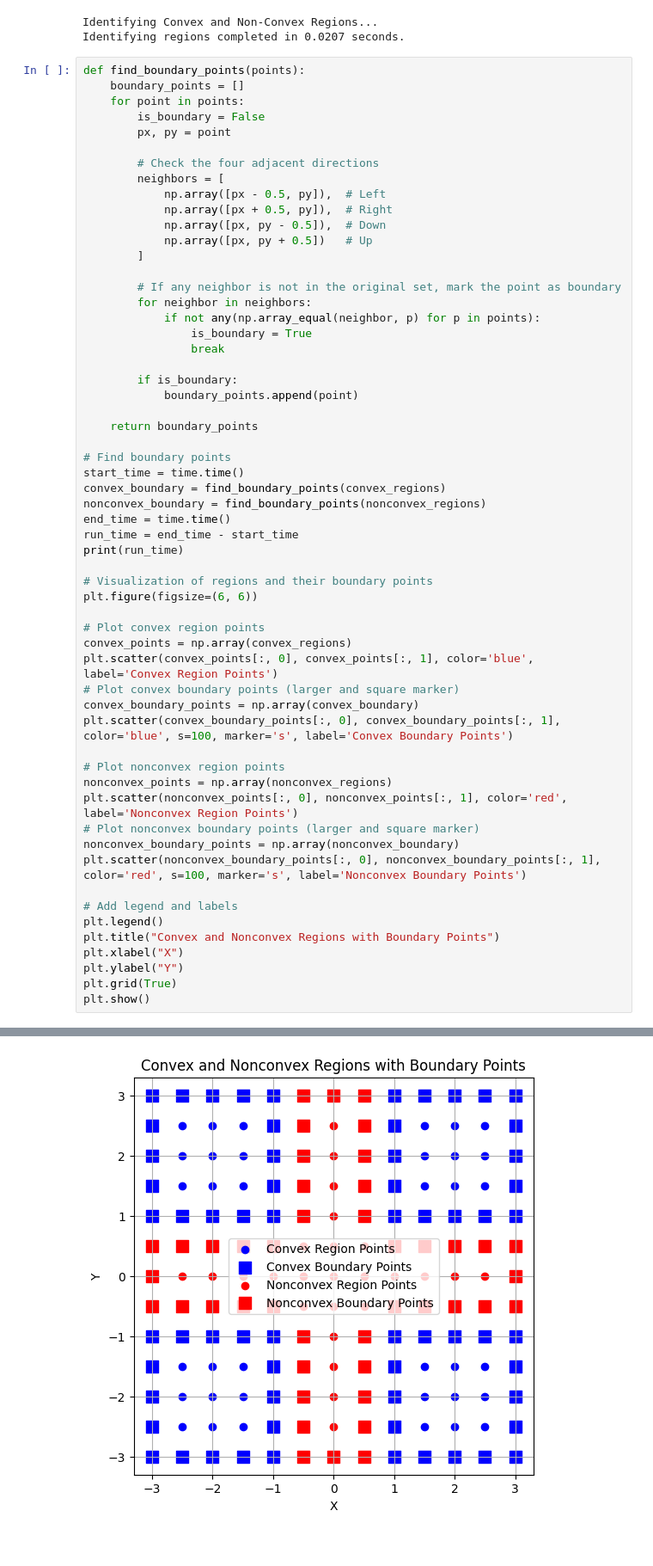
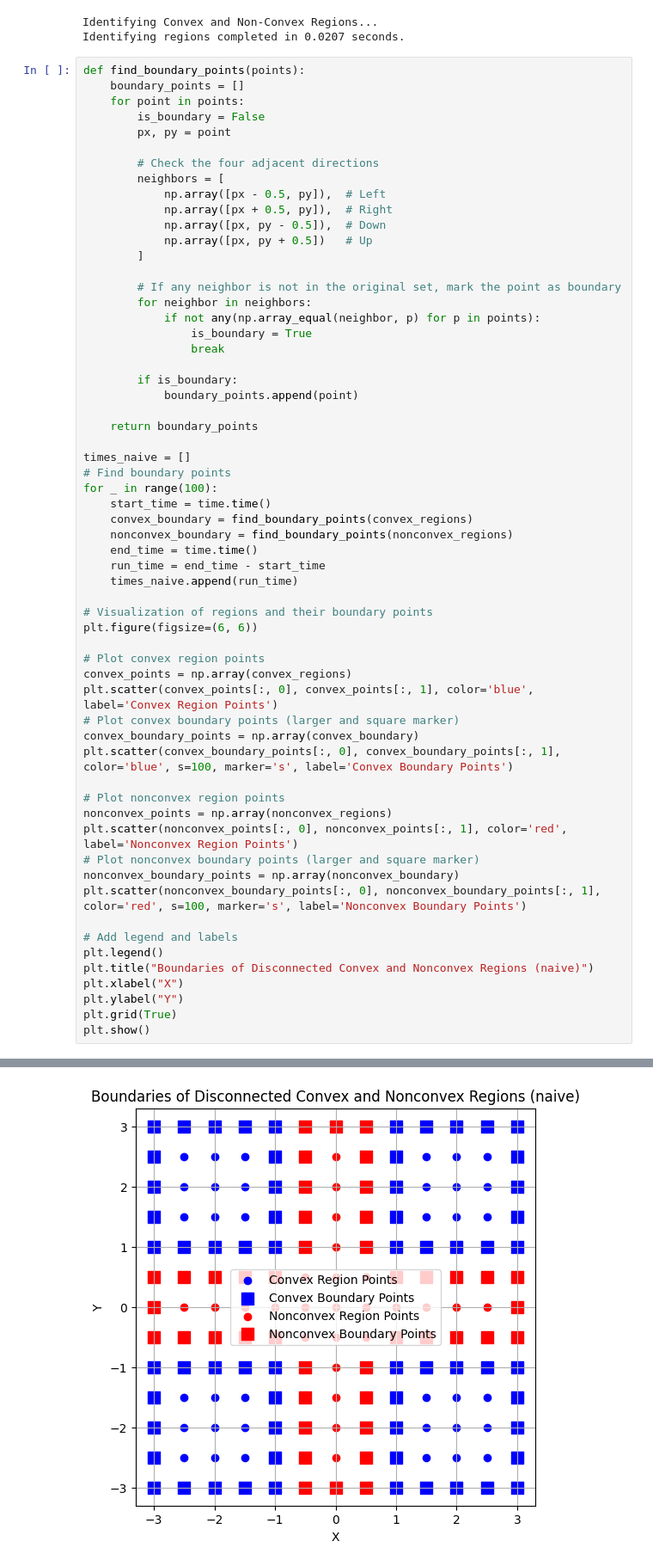
Before and after one commit to NingWang0123/cs6784_project, a Jupyter notebook: search.ipynb, the cells around one changed output, grey strips where cells are left out. Shown: that part at 86% size. Cells and saved outputs as stored; diff of their text form.

Commit message:
Box plot of time

```diff
--- a/search.ipynb
+++ b/search.ipynb
@@ -170,13 +170,15 @@ def find_boundary_points(points):
 
     return boundary_points
 
+times_naive = []
 # Find boundary points
-start_time = time.time()
-convex_boundary = find_boundary_points(convex_regions)
-nonconvex_boundary = find_boundary_points(nonconvex_regions)
-end_time = time.time()
-run_time = end_time - start_time
-print(run_time)
+for _ in range(100):
+    start_time = time.time()
+    convex_boundary = find_boundary_points(convex_regions)
+    nonconvex_boundary = find_boundary_points(nonconvex_regions)
+    end_time = time.time()
+    run_time = end_time - start_time
+    times_naive.append(run_time)
 
 # Visualization of regions and their boundary points
 plt.figure(figsize=(6, 6))
@@ -197,7 +199,7 @@ plt.scatter(nonconvex_boundary_points[:, 0], nonconvex_boundary_points[:, 1], co
 
 # Add legend and labels
 plt.legend()
-plt.title("Convex and Nonconvex Regions with Boundary Points")
+plt.title("Boundaries of Disconnected Convex and Nonconvex Regions (naive)")
 plt.xlabel("X")
 plt.ylabel("Y")
 plt.grid(True)
@@ -207 +208 @@ plt.show()
-[figure, old version]
+[figure, new version]
```
Also changed, not shown: parts of 8 cells of this notebook.
